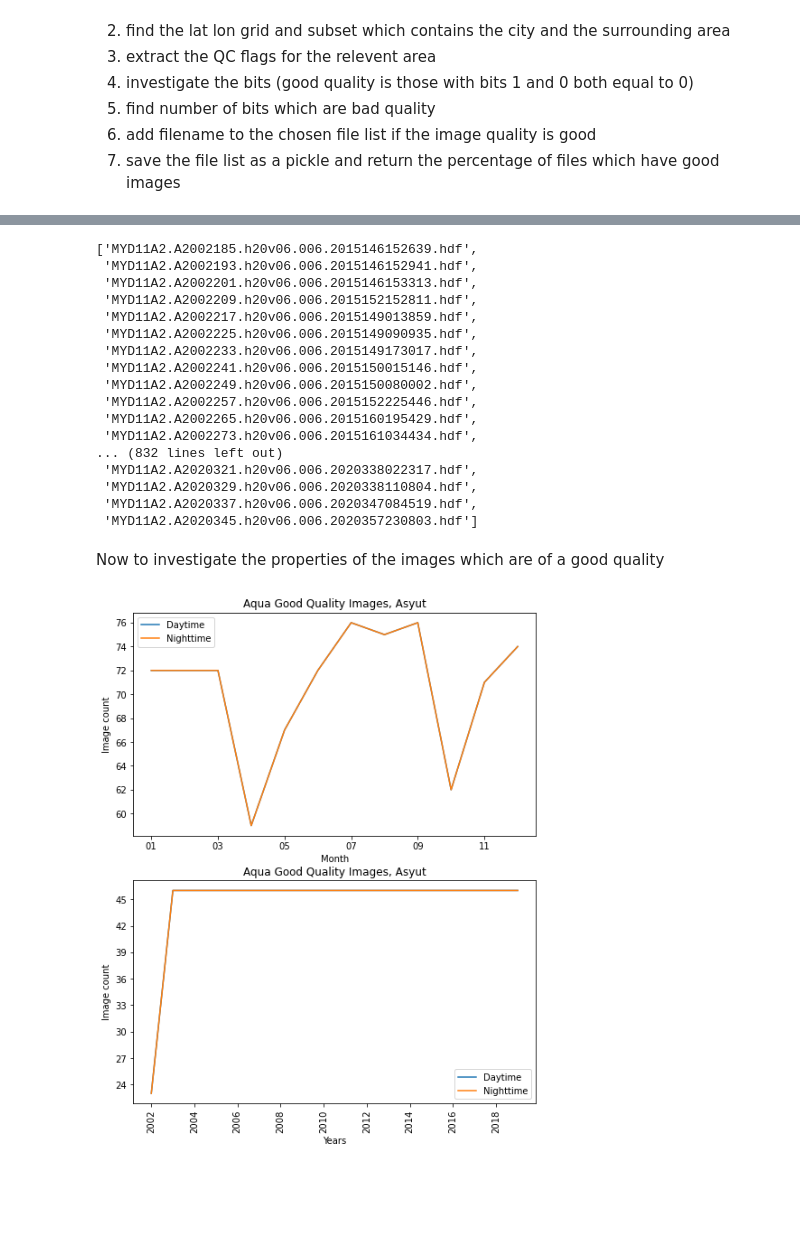
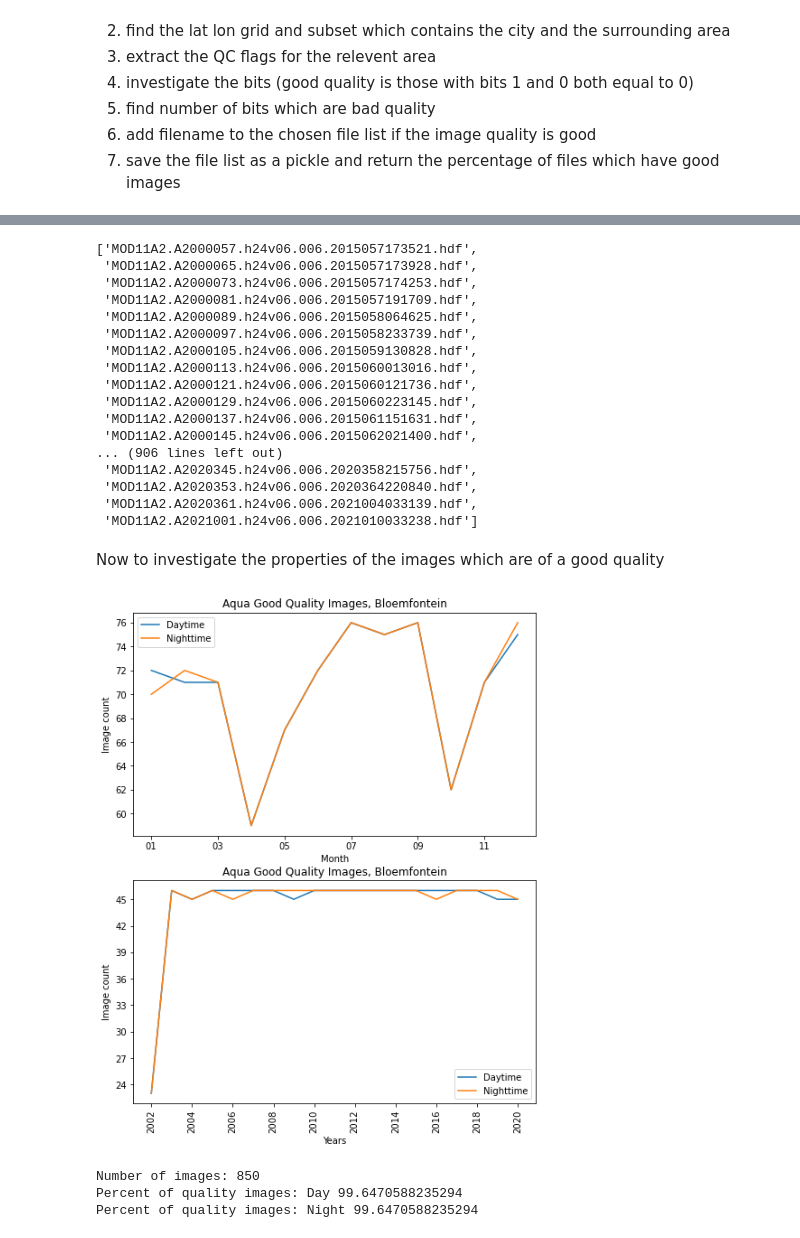
Before and after one commit to SarahBerk-github/MODIS_Gaussian, a Jupyter notebook: MODIS_8_day_LST_Image_Selection.ipynb, the cells around one changed output, grey strips where cells are left out. Saved outputs shown, nothing was run; the diff lists cells and outputs as text; code cells hidden in the pictures; blank space fills up the shorter version.

Commit message:
adding section at the end to give number of images and percentage of good quality

```diff
--- a/MODIS_8_day_LST_Image_Selection.ipynb
+++ b/MODIS_8_day_LST_Image_Selection.ipynb
@@ -62,10 +62,10 @@ def quality_control(x):
 
 #load in csv of city lons and lats
 os.chdir(os.path.join(et.io.HOME, 'Documents', 'Python_Scripts', 'PROJECT'))
-CITY_COUNTRY_lat_lon = pd.read_excel('CITY_COUNTRY_lat_lon.xlsx', index_col=0)
+CITY_COUNTRY_lat_lon = pd.read_excel('CITY_COUNTRY_lat_lon.xlsx', index_col=None)
 # %%
 #Manual entries
-CITY_COUNTRY = "ASYUT_EGYPT"
+CITY_COUNTRY = "BLOEMFONTEIN_SOUTH_AFRICA"
 #SATELLITE = 'MOD11A2' #TERRA
 SATELLITE = 'MYD11A2' #AQUA
 
@@ -78,9 +78,9 @@ unusable_cutoff = 0.3
 #MYD11A2 is aqua
 
 #set the city latitude and longitudes and city name
-City_Lat = CITY_COUNTRY_lat_lon[CITY_COUNTRY_lat_lon['CITY_COUNTRY'] == CITY_COUNTRY]['Lat'][0]
-City_Lon = CITY_COUNTRY_lat_lon[CITY_COUNTRY_lat_lon['CITY_COUNTRY'] == CITY_COUNTRY]['Lon'][0]
-City_name = CITY_COUNTRY_lat_lon[CITY_COUNTRY_lat_lon['CITY_COUNTRY'] == CITY_COUNTRY]['City'][0]
+City_Lat = CITY_COUNTRY_lat_lon[CITY_COUNTRY_lat_lon['CITY_COUNTRY'] == CITY_COUNTRY]['Lat'].values[0]
+City_Lon = CITY_COUNTRY_lat_lon[CITY_COUNTRY_lat_lon['CITY_COUNTRY'] == CITY_COUNTRY]['Lon'].values[0]
+City_name = CITY_COUNTRY_lat_lon[CITY_COUNTRY_lat_lon['CITY_COUNTRY'] == CITY_COUNTRY]['City'].values[0]
 
 #create satellite name for plots
 if SATELLITE == 'MOD11A2':
@@ -89,7 +89,8 @@ else:
     satellite_name = 'Aqua'
 
 #Set path
-os.chdir(os.path.join(et.io.HOME, 'Documents', 'Python_Scripts', 'PROJECT', 'MODIS_8_day_LST', CITY_COUNTRY, SATELLITE))
+os.chdir(os.path.join('D:\\','MODIS_8_day_LST', CITY_COUNTRY, SATELLITE))
+#os.chdir(os.path.join(et.io.HOME, 'Documents', 'Python_Scripts', 'PROJECT', 'MODIS_8_day_LST', CITY_COUNTRY, SATELLITE))
 #set path to current directory
 path = pathlib.Path().absolute()
 
@@ -279,23 +280,23 @@ Day_list
 # %%
 Night_list
 # %% [output]
-['MYD11A2.A2002185.h20v06.006.2015146152639.hdf',
- 'MYD11A2.A2002193.h20v06.006.2015146152941.hdf',
- 'MYD11A2.A2002201.h20v06.006.2015146153313.hdf',
- 'MYD11A2.A2002209.h20v06.006.2015152152811.hdf',
- 'MYD11A2.A2002217.h20v06.006.2015149013859.hdf',
- 'MYD11A2.A2002225.h20v06.006.2015149090935.hdf',
- 'MYD11A2.A2002233.h20v06.006.2015149173017.hdf',
- 'MYD11A2.A2002241.h20v06.006.2015150015146.hdf',
- 'MYD11A2.A2002249.h20v06.006.2015150080002.hdf',
- 'MYD11A2.A2002257.h20v06.006.2015152225446.hdf',
- 'MYD11A2.A2002265.h20v06.006.2015160195429.hdf',
- 'MYD11A2.A2002273.h20v06.006.2015161034434.hdf',
-... (832 lines left out)
- 'MYD11A2.A2020321.h20v06.006.2020338022317.hdf',
- 'MYD11A2.A2020329.h20v06.006.2020338110804.hdf',
- 'MYD11A2.A2020337.h20v06.006.2020347084519.hdf',
- 'MYD11A2.A2020345.h20v06.006.2020357230803.hdf']
+['MOD11A2.A2000057.h24v06.006.2015057173521.hdf',
+ 'MOD11A2.A2000065.h24v06.006.2015057173928.hdf',
+ 'MOD11A2.A2000073.h24v06.006.2015057174253.hdf',
+ 'MOD11A2.A2000081.h24v06.006.2015057191709.hdf',
+ 'MOD11A2.A2000089.h24v06.006.2015058064625.hdf',
+ 'MOD11A2.A2000097.h24v06.006.2015058233739.hdf',
+ 'MOD11A2.A2000105.h24v06.006.2015059130828.hdf',
+ 'MOD11A2.A2000113.h24v06.006.2015060013016.hdf',
+ 'MOD11A2.A2000121.h24v06.006.2015060121736.hdf',
+ 'MOD11A2.A2000129.h24v06.006.2015060223145.hdf',
+ 'MOD11A2.A2000137.h24v06.006.2015061151631.hdf',
+ 'MOD11A2.A2000145.h24v06.006.2015062021400.hdf',
+... (906 lines left out)
+ 'MOD11A2.A2020345.h24v06.006.2020358215756.hdf',
+ 'MOD11A2.A2020353.h24v06.006.2020364220840.hdf',
+ 'MOD11A2.A2020361.h24v06.006.2021004033139.hdf',
+ 'MOD11A2.A2021001.h24v06.006.2021010033238.hdf']
 # %% [markdown]
 Now to investigate the properties of the images which are of a good quality
 # %%
@@ -358,50 +359,50 @@ mon_night_counts = [nighttime_months.count('01'), nighttime_months.count('02'),
          , nighttime_months.count('09'), nighttime_months.count('10'), nighttime_months.count('11'), nighttime_months.count('12')]
 
 years = ['2002','2003','2004','2005','2006','2007','2008','2009','2010','2011','2012','2013','2014','2015','2016',
-        '2017', '2018', '2019']
+        '2017', '2018', '2019','2020']
 
 yr_day_counts = [daytime_years.count('2002'), daytime_years.count('2003'), daytime_years.count('2004')
          , daytime_years.count('2005'), daytime_years.count('2006'), daytime_years.count('2007'), daytime_years.count('2008')
          , daytime_years.count('2009'), daytime_years.count('2010'), daytime_years.count('2011'), daytime_years.count('2012')
          , daytime_years.count('2013'), daytime_years.count('2014'), daytime_years.count('2015'), daytime_years.count('2016')
-         , daytime_years.count('2017'), daytime_years.count('2018'), daytime_years.count('2019')]
+         , daytime_years.count('2017'), daytime_years.count('2018'), daytime_years.count('2019'), daytime_years.count('2020')]
 
 yr_night_counts = [nighttime_years.count('2002'), nighttime_years.count('2003'), nighttime_years.count('2004')
          , nighttime_years.count('2005'), nighttime_years.count('2006'), nighttime_years.count('2007'), nighttime_years.count('2008')
          , nighttime_years.count('2009'), nighttime_years.count('2010'), nighttime_years.count('2011'), nighttime_years.count('2012')
          , nighttime_years.count('2013'), nighttime_years.count('2014'), nighttime_years.count('2015'), nighttime_years.count('2016')
-         , nighttime_years.count('2017'), nighttime_years.count('2018'), nighttime_years.count('2019')]
+         , nighttime_years.count('2017'), nighttime_years.count('2018'), nighttime_years.count('2019'), nighttime_years.count('2020')]
 
 fig, axes = plt.subplots(nrows = 2,ncols = 1, figsize=(8, 10))
 
 axes[0].plot(mons, mon_day_counts, label='Daytime')
 axes[0].plot(mons, mon_night_counts, label = 'Nighttime')
 axes[0].set_title(plot_title)
 axes[0].set(xlabel = 'Month', ylabel = 'Image count')
 axes[0].legend()
 
 axes[1].plot(years, yr_day_counts, label='Daytime')
 axes[1].plot(years, yr_night_counts, label = 'Nighttime')
 axes[1].set_title(plot_title)
 axes[1].set(xlabel = 'Years', ylabel = 'Image count')
 axes[1].legend()
 plt.xticks(rotation=90)
 
 
 xa = axes[0].get_xaxis()
 xa.set_major_locator(MaxNLocator(integer=True))
 ya = axes[0].get_yaxis()
 ya.set_major_locator(MaxNLocator(integer=True))
 xa = axes[1].get_xaxis()
 xa.set_major_locator(MaxNLocator(integer=True))
 ya = axes[1].get_yaxis()
 ya.set_major_locator(MaxNLocator(integer=True))
 
 #save the plot as a png
 plotname = 'quality_images_{}_{}'.format(CITY_COUNTRY, SATELLITE)
 plt.savefig(plotname)
 # %% [output]
-[figure, old version]
+[figure, new version]
 # %%
 #Save the images to csv files
 csv_name_day = '{}_Quality_Images_Day.csv'.format(CITY_COUNTRY)
@@ -412,3 +413,12 @@ night_df = pd.DataFrame(Night_list)
 
 day_df.to_csv(csv_name_day, index = False)
 night_df.to_csv(csv_name_night, index = False)
+# %%
+#Total number of images
+print('Number of images:', len(hdfs))
+print('Percent of quality images: Day', 100*len(Day_list)/len(hdfs))
+print('Percent of quality images: Night', 100*len(Night_list)/len(hdfs))
+# %% [output]
+Number of images: 850
+Percent of quality images: Day 99.6470588235294
+Percent of quality images: Night 99.6470588235294
```
Also changed, not shown: parts of 3 cells of this notebook, 1 other file.
